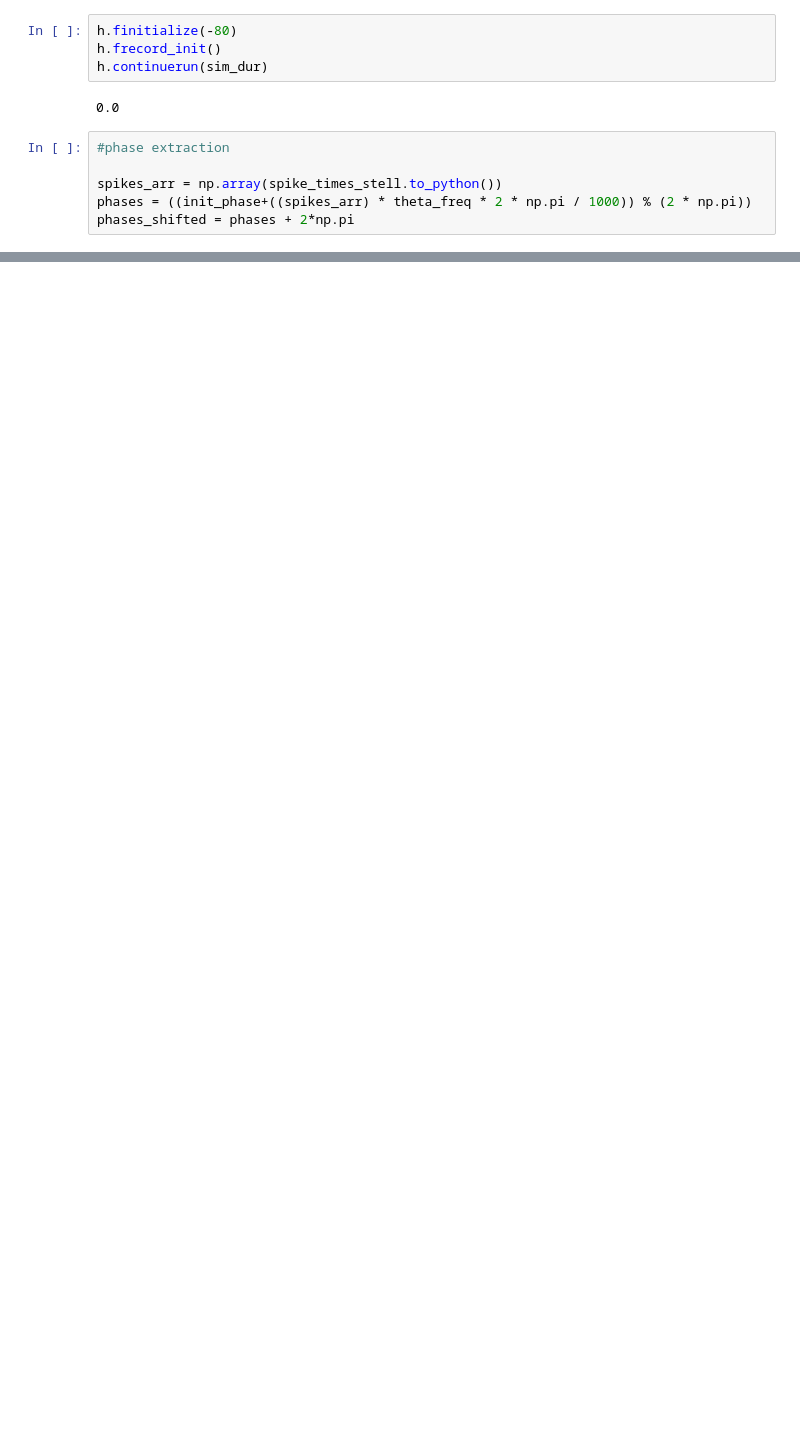
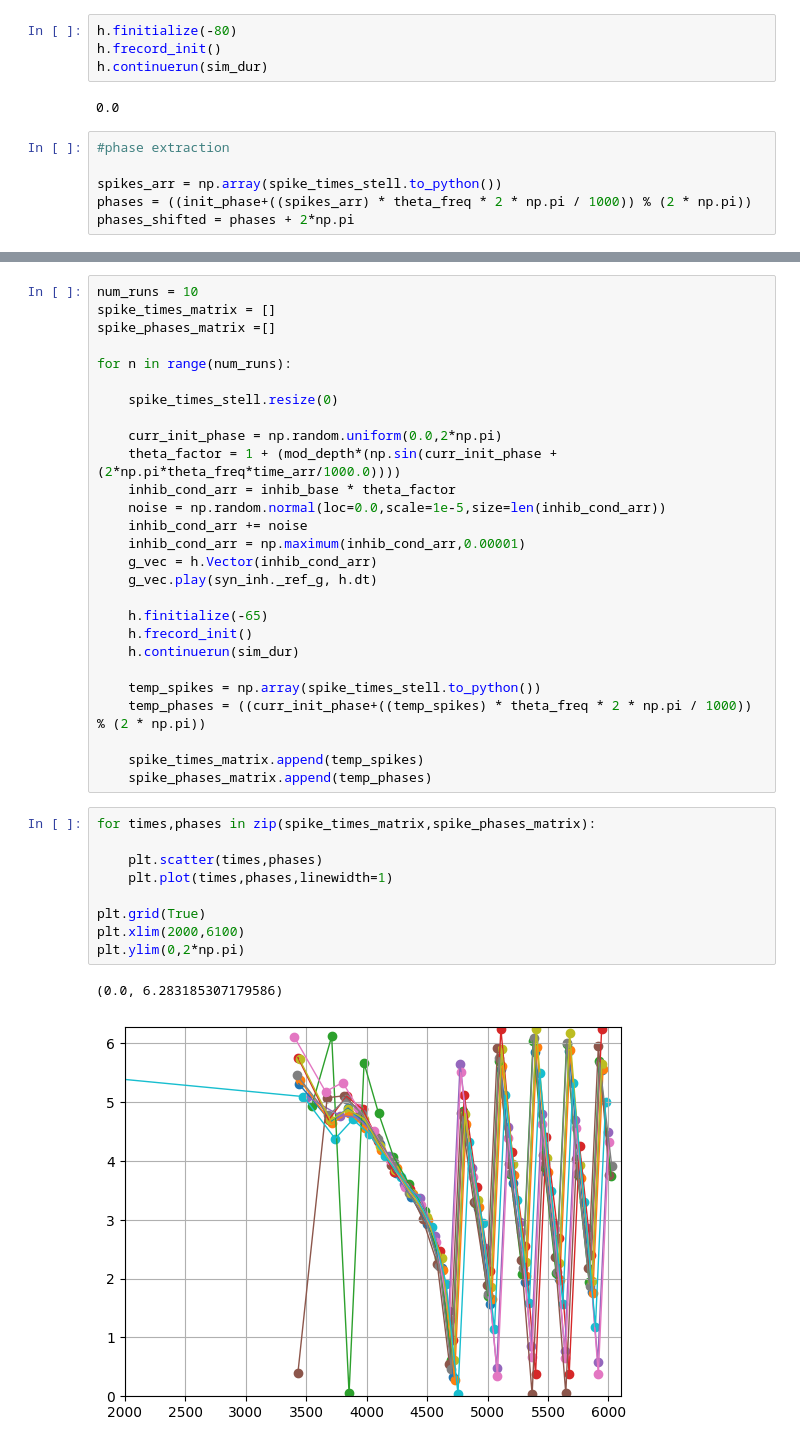
Before and after one commit to tiny-infinity/GridCellsTheta, a Jupyter notebook: phase_prec_final.ipynb, the cells around one changed output, grey strips where cells are left out. Saved outputs shown, nothing was run; the diff lists cells and outputs as text; blank space fills up the shorter version.

```diff
--- a/phase_prec_final.ipynb
+++ b/phase_prec_final.ipynb
@@ -202,0 +225,39 @@ print(phases)
+# %%
+num_runs = 10
+spike_times_matrix = []
+spike_phases_matrix =[]
+
+for n in range(num_runs):
+
+    spike_times_stell.resize(0)
+
+    curr_init_phase = np.random.uniform(0.0,2*np.pi)
+    theta_factor = 1 + (mod_depth*(np.sin(curr_init_phase +  (2*np.pi*theta_freq*time_arr/1000.0))))
+    inhib_cond_arr = inhib_base * theta_factor
+    noise = np.random.normal(loc=0.0,scale=1e-5,size=len(inhib_cond_arr))
+    inhib_cond_arr += noise
+    inhib_cond_arr = np.maximum(inhib_cond_arr,0.00001)
+    g_vec = h.Vector(inhib_cond_arr)
+    g_vec.play(syn_inh._ref_g, h.dt)
+
+    h.finitialize(-65)
+    h.frecord_init()
+    h.continuerun(sim_dur)
+
+    temp_spikes = np.array(spike_times_stell.to_python())
+    temp_phases = ((curr_init_phase+((temp_spikes) * theta_freq * 2 * np.pi / 1000)) % (2 * np.pi))
+
+    spike_times_matrix.append(temp_spikes)
+    spike_phases_matrix.append(temp_phases)
+# %%
+for times,phases in zip(spike_times_matrix,spike_phases_matrix):
+
+    plt.scatter(times,phases)
+    plt.plot(times,phases,linewidth=1)
+
+plt.grid(True)
+plt.xlim(2000,6100)
+plt.ylim(0,2*np.pi)
+# %% [output]
+(0.0, 6.283185307179586)
+[figure, added]
```
Also changed, not shown: parts of 9 cells of this notebook, 1 other file.
